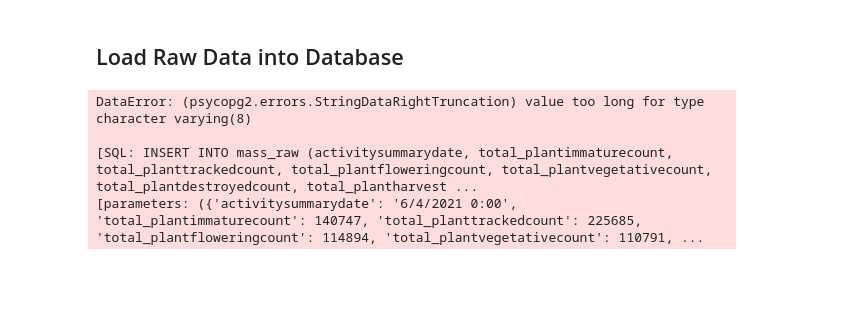
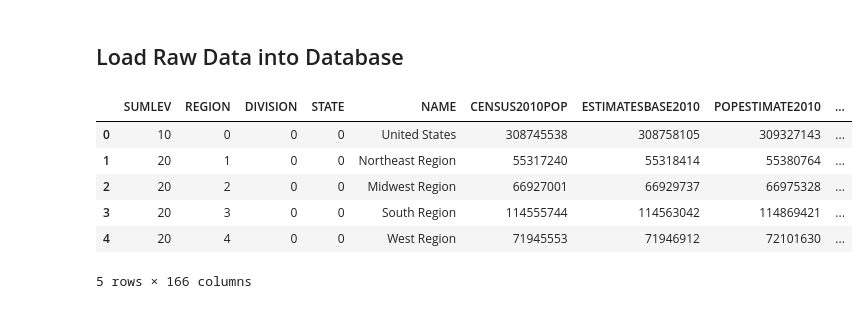
Before and after one commit to kidik425/13-ETL_Project, a Jupyter notebook: Notebooks/Steve.ipynb, the cells around one changed output. Cells and saved outputs as stored; diff of their text form; code cells hidden in the pictures; blank space fills up the shorter version.

```diff
--- a/Notebooks/Steve.ipynb
+++ b/Notebooks/Steve.ipynb
@@ -76,12 +106,17 @@ connection = engine.connect()
 connection.execute( '''TRUNCATE TABLE mass_raw; TRUNCATE TABLE census''' )
 
 connection.close()
+# %%
+cenRawDF.head()
+# %% [output]
+|  | SUMLEV | REGION | DIVISION | STATE | NAME | CENSUS2010POP | ESTIMATESBASE2010 | POPESTIMATE2010 | ... |
+| 0 | 10 | 0 | 0 | 0 | United States | 308745538 | 308758105 | 309327143 | ... |
+| 1 | 20 | 1 | 0 | 0 | Northeast Region | 55317240 | 55318414 | 55380764 | ... |
+| 2 | 20 | 2 | 0 | 0 | Midwest Region | 66927001 | 66929737 | 66975328 | ... |
+| 3 | 20 | 3 | 0 | 0 | South Region | 114555744 | 114563042 | 114869421 | ... |
+| 4 | 20 | 4 | 0 | 0 | West Region | 71945553 | 71946912 | 72101630 | ... |
+5 rows × 166 columns
 # %%
 massRawDF.to_sql('mass_raw', engine, if_exists='append', index=False)
-cenRawDF.to_sql('census', engine, if_exists='append', index=False)
+cenRawDF.to_sql('census_raw', engine, if_exists='append', index=False)
-# %% [output]
-DataError: (psycopg2.errors.StringDataRightTruncation) value too long for type character varying(8)
-
-[SQL: INSERT INTO mass_raw (activitysummarydate, total_plantimmaturecount, total_planttrackedcount, total_plantfloweringcount, total_plantvegetativecount, total_plantdestroyedcount, total_plantharvest ...
-[parameters: ({'activitysummarydate': '6/4/2021 0:00', 'total_plantimmaturecount': 140747, 'total_planttrackedcount': 225685, 'total_plantfloweringcount': 114894, 'total_plantvegetativecount': 110791, ...
 # %%
```
Also changed, not shown: parts of 5 cells of this notebook, 4 other files.
